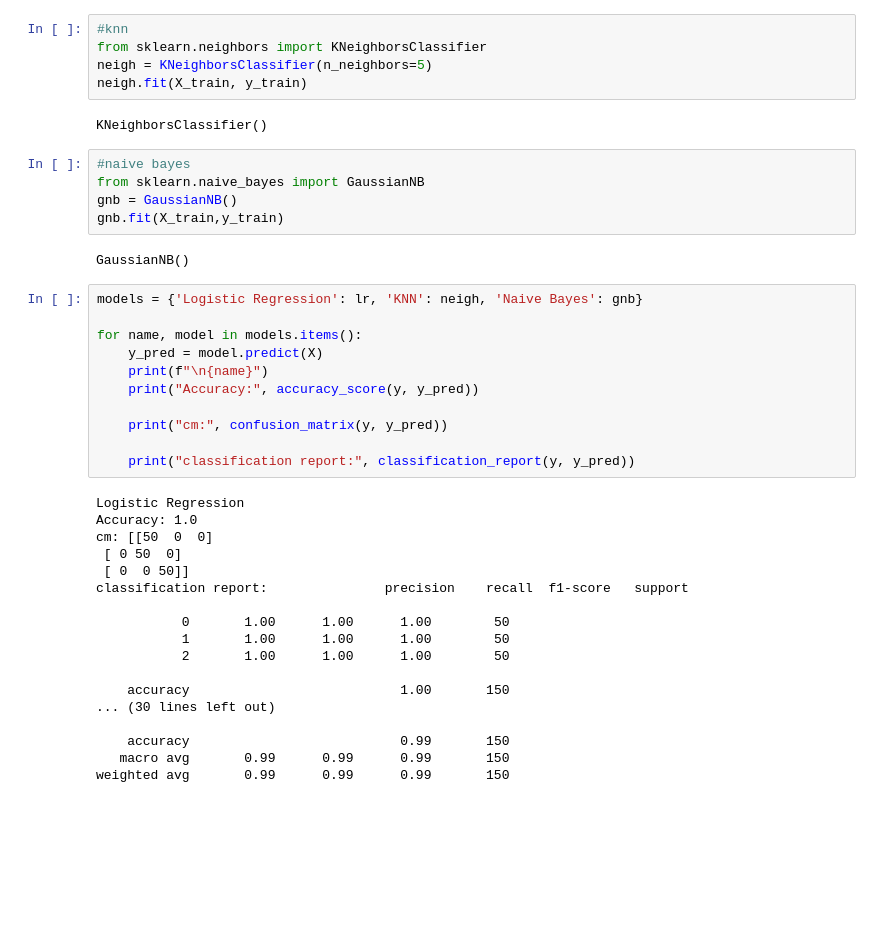
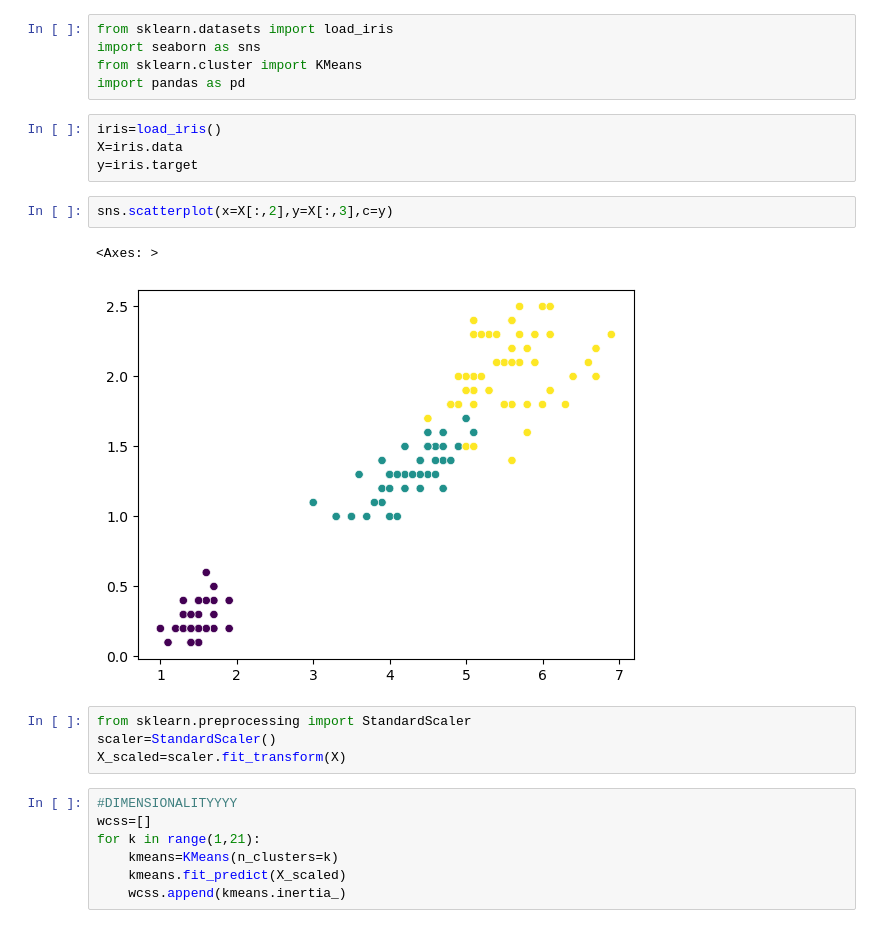
Before and after one commit to iradhikagosain/AIML, a Jupyter notebook: iris.ipynb, the cells around one changed output. Cells and saved outputs as stored; diff of their text form; blank space fills up the shorter version.

```diff
--- a/iris.ipynb
+++ b/iris.ipynb
@@ -40,43 +1,25 @@ LogisticRegression(max_iter=1000)
-# %%
-#knn
-from sklearn.neighbors import KNeighborsClassifier
-neigh = KNeighborsClassifier(n_neighbors=5)
-neigh.fit(X_train, y_train)
-# %% [output]
-KNeighborsClassifier()
-# %%
-#naive bayes
-from sklearn.naive_bayes import GaussianNB
-gnb = GaussianNB()
-gnb.fit(X_train,y_train)
-# %% [output]
-GaussianNB()
-# %%
-models = {'Logistic Regression': lr, 'KNN': neigh, 'Naive Bayes': gnb}
-
-for name, model in models.items():
-    y_pred = model.predict(X)
-    print(f"\n{name}")
-    print("Accuracy:", accuracy_score(y, y_pred))
-
-    print("cm:", confusion_matrix(y, y_pred))
-
-    print("classification report:", classification_report(y, y_pred))
-# %% [output]
-Logistic Regression
-Accuracy: 1.0
-cm: [[50  0  0]
- [ 0 50  0]
- [ 0  0 50]]
-classification report:               precision    recall  f1-score   support
-
-           0       1.00      1.00      1.00        50
-           1       1.00      1.00      1.00        50
-           2       1.00      1.00      1.00        50
-
-    accuracy                           1.00       150
-... (30 lines left out)
-
-    accuracy                           0.99       150
-   macro avg       0.99      0.99      0.99       150
-weighted avg       0.99      0.99      0.99       150
+# %%
+from sklearn.datasets import load_iris
+import seaborn as sns
+from sklearn.cluster import KMeans
+import pandas as pd
+# %%
+iris=load_iris()
+X=iris.data
+y=iris.target
+# %%
+sns.scatterplot(x=X[:,2],y=X[:,3],c=y)
+# %% [output]
+<Axes: >
+[figure, added]
+# %%
+from sklearn.preprocessing import StandardScaler
+scaler=StandardScaler()
+X_scaled=scaler.fit_transform(X)
+# %%
+#DIMENSIONALITYYYY
+wcss=[]
+for k in range(1,21):
+    kmeans=KMeans(n_clusters=k)
+    kmeans.fit_predict(X_scaled)
+    wcss.append(kmeans.inertia_)
```
Also changed, not shown: parts of 9 cells of this notebook.
